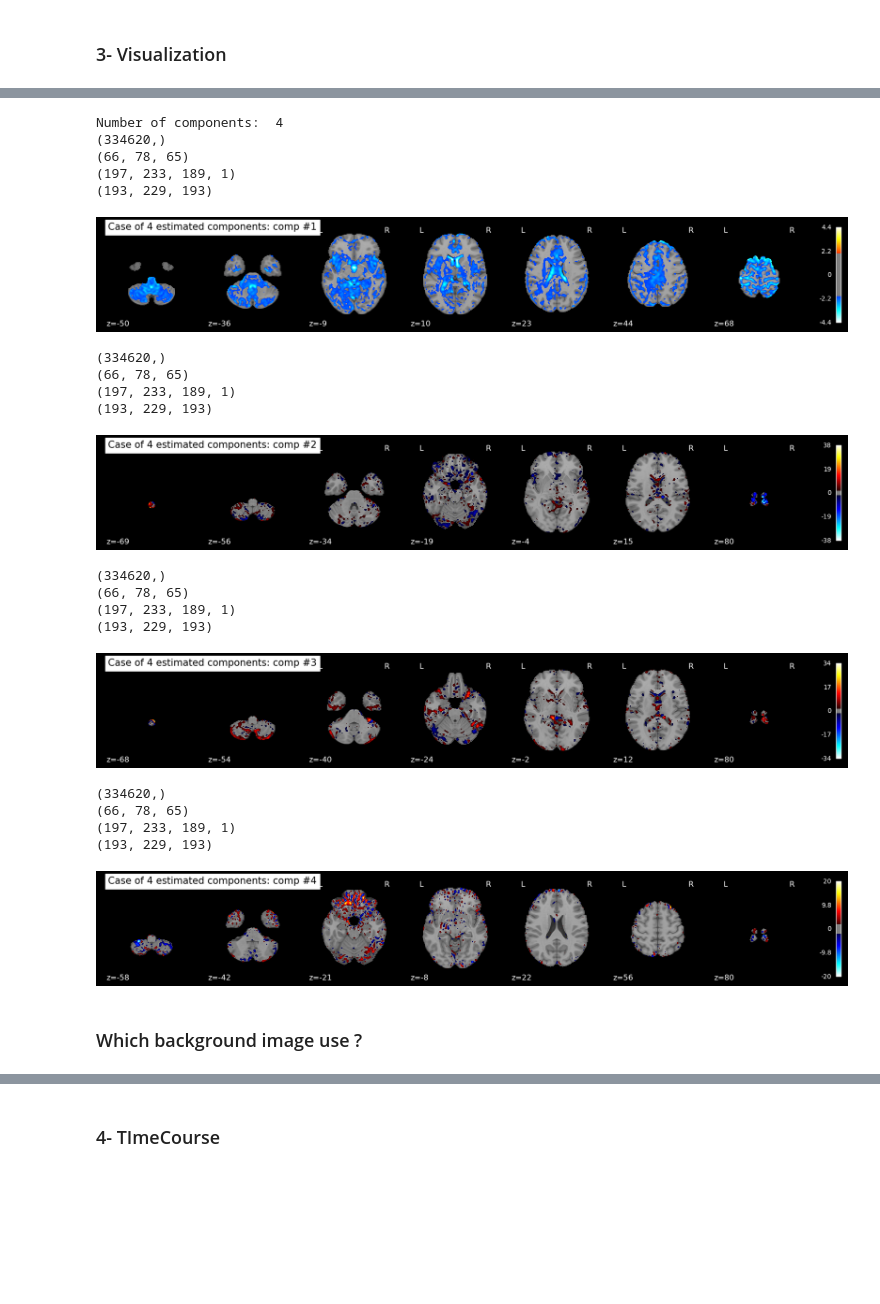
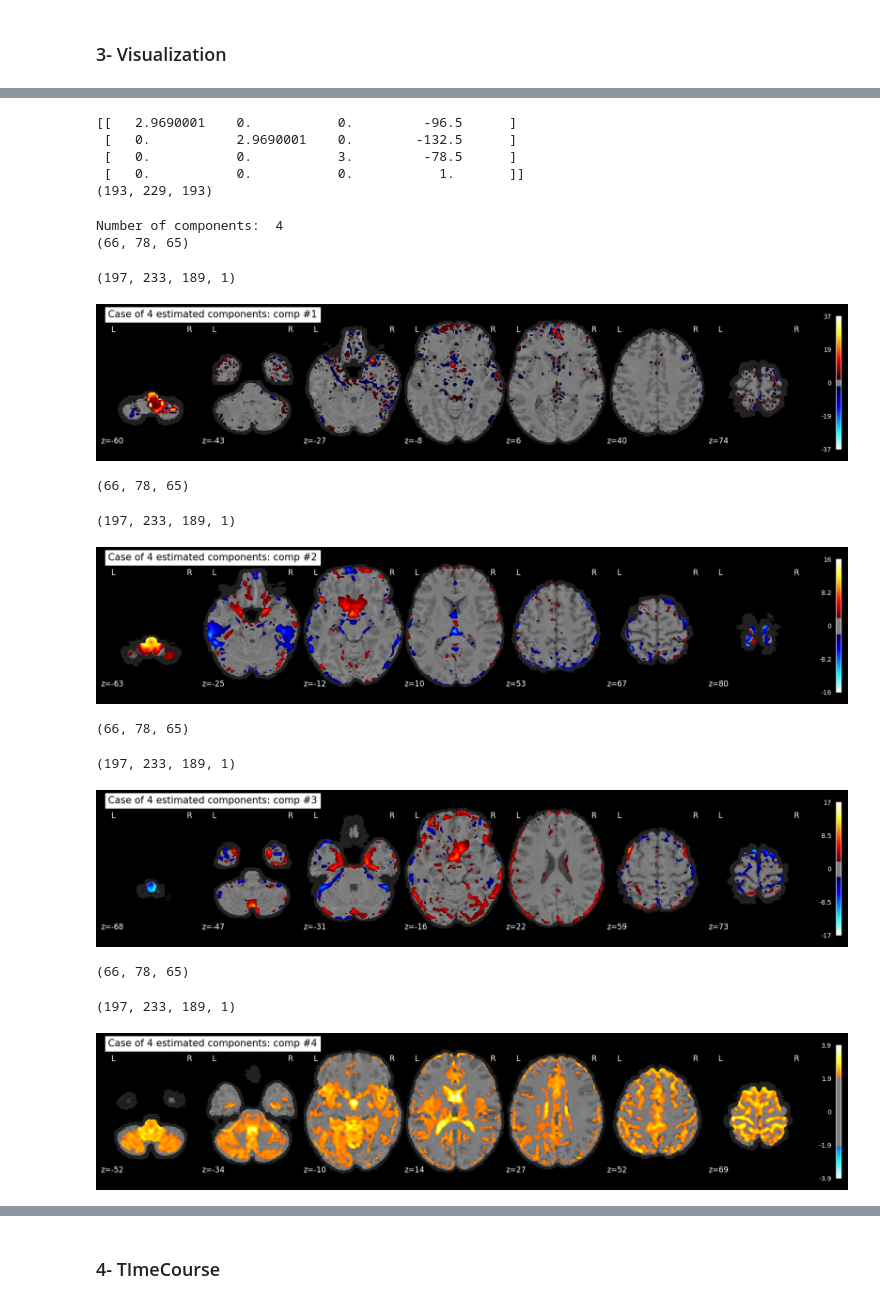
Before and after one commit to claireFriedrich/NSSP, a Jupyter notebook: Miniprojet2/MiniProject_2.ipynb, the cells around one changed output, grey strips where cells are left out. Saved outputs shown, nothing was run; the diff lists cells and outputs as text; code cells hidden in the pictures; blank space fills up the shorter version.

```diff
--- a/Miniprojet2/MiniProject_2.ipynb
+++ b/Miniprojet2/MiniProject_2.ipynb
@@ -359,5 +332,8 @@ Final result:
 # %% [markdown]
 ### 2) Apply group ICA
+# %%
+bids_root = op.join(os.path.abspath(""), "miniproject_icafunc_bold")
+deriv_root = op.join(bids_root, 'derivatives')
 # %%
 # Prepare data
 
@@ -413,6 +414,4 @@ np.where(np.mean(X, axis = 1)  == 10**-15) #verify normalisation
 # %%
-#* Run FastICA on X -- check
-
 S_dict = {}
 
 # assign the variable nb_components to be the list of components (try 3-5 values )
@@ -422,19 +421,12 @@ nb_components =  [4,10]#20, 60 ...]
 
 for n in nb_components:
     print(f"Processing component {n}")
-    # run PCA as a preprocessing step for ICA with twice the number of components
-    n2=2*n
-    ### YOUR CODE HERE
-    ### BEGIN SOLUTION
-    pca = PCA(n_components=n2)
-    H = pca.fit_transform(X.T)  # Reconstruct signals based on orthogonal components
-    ### END SOLUTION
 
     # Reminder: Fast ICA model S = X W
     print("Running FastICA with n = %d components" %n)
     ### BEGIN SOLUTION
     ica = FastICA(n_components=n, random_state=1, max_iter=200)
-    S_ = ica.fit_transform(H)  # Get the estimated sources (S)
+    S_ = ica.fit_transform(X_data.T)  # Get the estimated sources (S)
     ### END SOLUTION
     print(S_.shape)
     W_ = ica.components_ # Get the estimated un-mixing matrix (W) -- will not be used further on
@@ -473,64 +459,45 @@ anat_sub_02.shape
+# %%
+print(affine)
+bg = nib.load(anat_sub_02_path)
+print(bg.shape)
+# %% [output]
+[[   2.9690001    0.           0.         -96.5      ]
+ [   0.           2.9690001    0.        -132.5      ]
+ [   0.           0.           3.         -78.5      ]
+ [   0.           0.           0.           1.       ]]
+(193, 229, 193)
 # %%
-#* Plot the group-level independent components for the different number of requested components.
-## Here you can use only 3 components to reduce the plots
-## e.g. uncomment this if you used more than 3 values before
-# nb_components = nb_components[:3]
-
 def ICA_plot (nb_components, data_dict, mask) :
 
     for n in nb_components[0:1]:
         print('Number of components: ', n)
         S_ = data_dict[n].copy()
         for idx, s in enumerate(S_.T[:min(10, S_.T.shape[0]),:]): # plot min(4, #comp_estimated) components , change 10 with 4 to plot less
-            print(s.shape)
             s_img = nib.Nifti1Image(np.reshape(s, (x,y,z)), affine)
             print(s_img.shape)
-
             data = mask.fit_transform(s_img)
             masked_ = masker.inverse_transform(data) # mask the components
             print(masked_.shape)
-
-            #anat_sub_02_path = load_anat_data("02")
-
-            #result = op.join(os.path.abspath(""),f'{n}_{s}_T1w_mni.nii.gz')
-            #flirt(s_img, anat_sub_02_path, out=result)
-            #masked_ = load_data(result)
-            #print(masked_.shape)
-
-            #anat_sub_02 = load_data(anat_sub_02_path)
-
-            print(anat_sub_02.shape)
-
             plot_stat_map(masked_, display_mode="z", title='Case of {} estimated components: comp #{}'.format(n,idx+1),
-                          colorbar=True, black_bg=True, threshold=2*np.std(s))#, bg_img= anat_sub_02 )
+                          colorbar=True, black_bg=True, threshold=2*np.std(s), bg_img=bg,)
                           #output_file=save_results + "ICA_components_{}_n_{}.png".format(idx,n)) # uncomment to save plot
             plt.show()
 
 ICA_plot(nb_components, S_dict, masker)
 # %% [output]
 Number of components:  4
-(334620,)
 (66, 78, 65)
-(197, 233, 189, 1)
-(193, 229, 193)
+(197, 233, 189, 1)
-[figure, old version]
+[figure, new version]
-(334620,)
-(66, 78, 65)
-(197, 233, 189, 1)
-(193, 229, 193)
+(66, 78, 65)
+(197, 233, 189, 1)
-[figure, old version]
+[figure, new version]
-(334620,)
-(66, 78, 65)
-(197, 233, 189, 1)
-(193, 229, 193)
+(66, 78, 65)
+(197, 233, 189, 1)
-[figure, old version]
+[figure, new version]
-(334620,)
-(66, 78, 65)
-(197, 233, 189, 1)
-(193, 229, 193)
+(66, 78, 65)
+(197, 233, 189, 1)
-[figure, old version]
+[figure, new version]
-# %% [markdown]
-### Which background image use ?
 # %%
 #* Not needed
 for n in nb_components:
```
Also changed, not shown: parts of 30 cells of this notebook.
